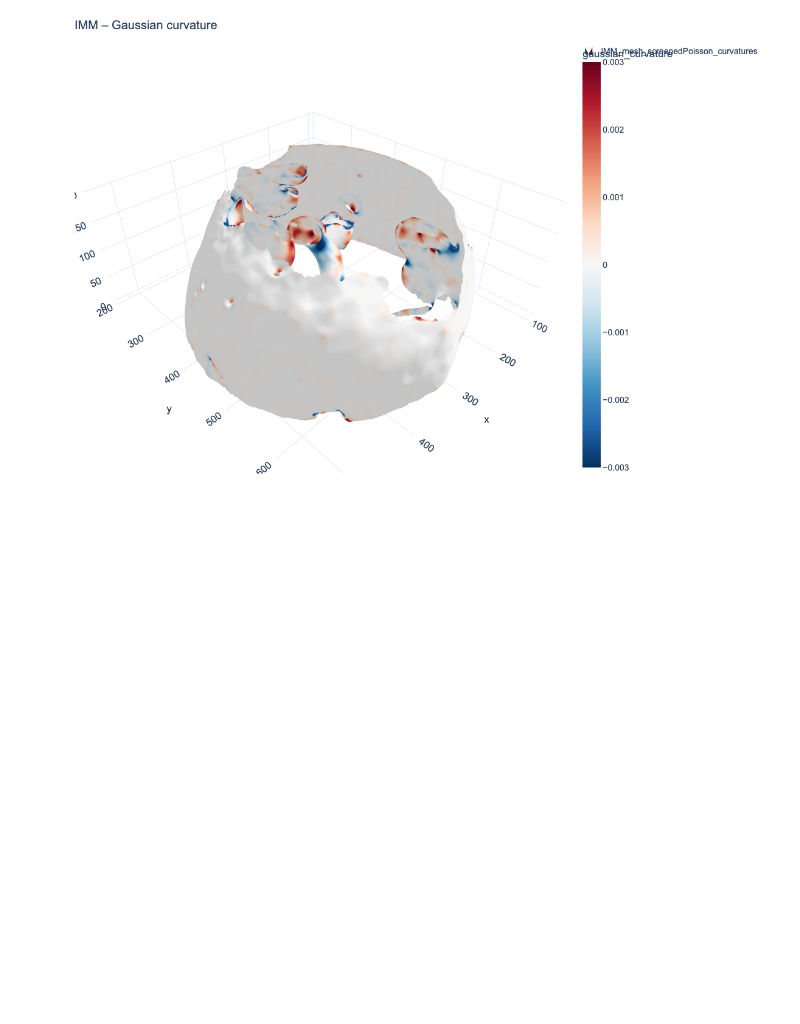
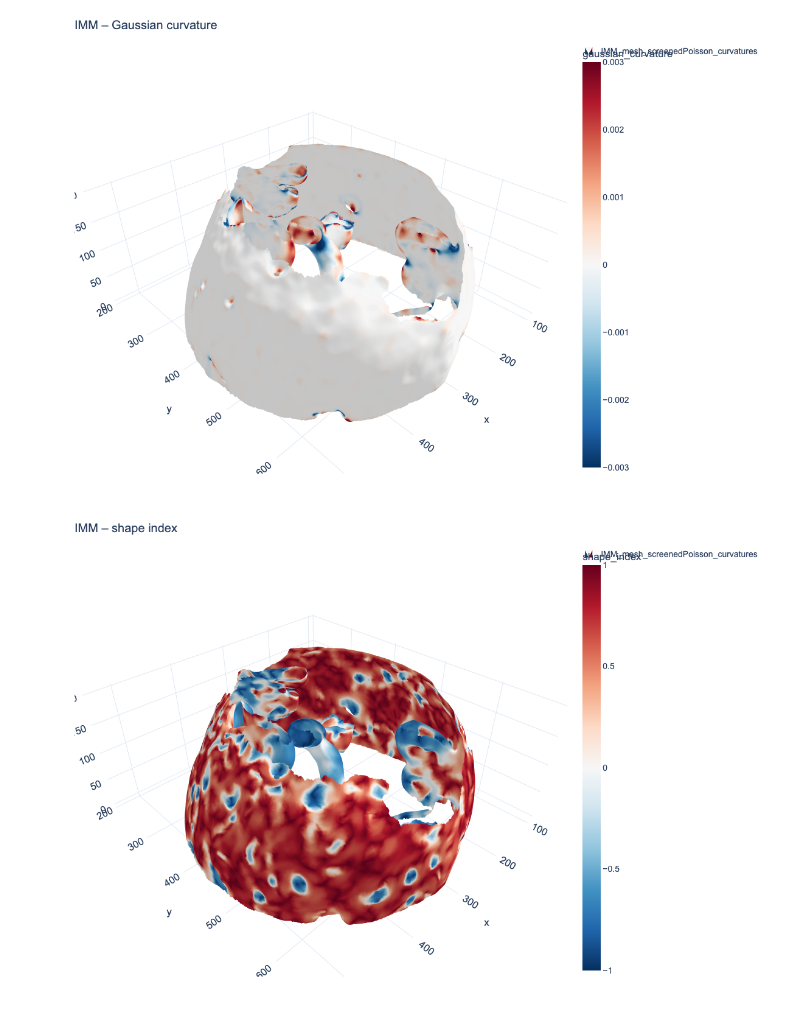
Before and after one commit to turonova/cryoCAT, a Jupyter notebook: docs/source/tutorials/compute_curvatures/compute_curvatures.ipynb, the cells around one changed output. Saved outputs shown, nothing was run; the diff lists cells and outputs as text; code cells hidden in the pictures; blank space fills up the shorter version.

Commit message:
Updated curvature plotting in the tutorial

```diff
--- a/docs/source/tutorials/compute_curvatures/compute_curvatures.ipynb
+++ b/docs/source/tutorials/compute_curvatures/compute_curvatures.ipynb
@@ -441,0 +465,4 @@ Image("plots/IMM_fullmesh_Gaussiancurvature.png")
+# %%
+Image("plots/IMM_fullmesh_shapeindex.png")
+# %% [output]
+[figure, added]
```
Also changed, not shown: parts of 6 cells of this notebook, 2 other files.
